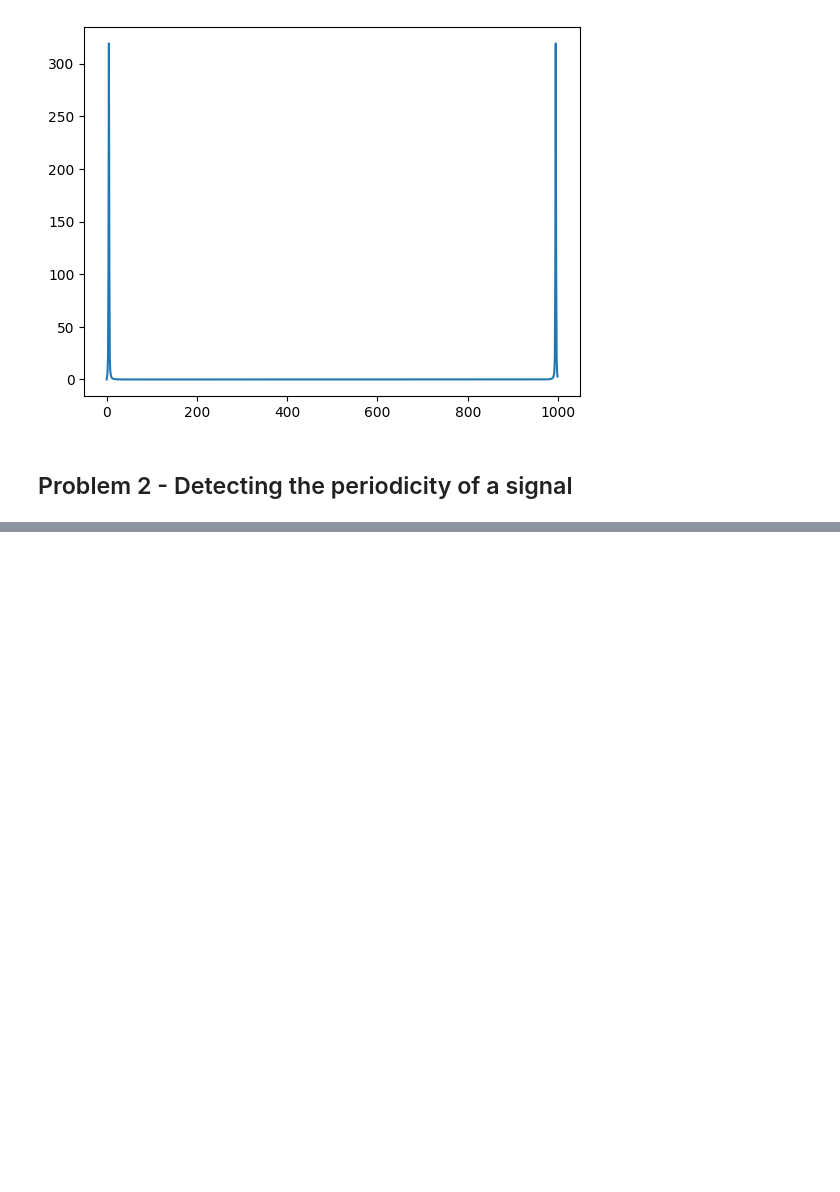
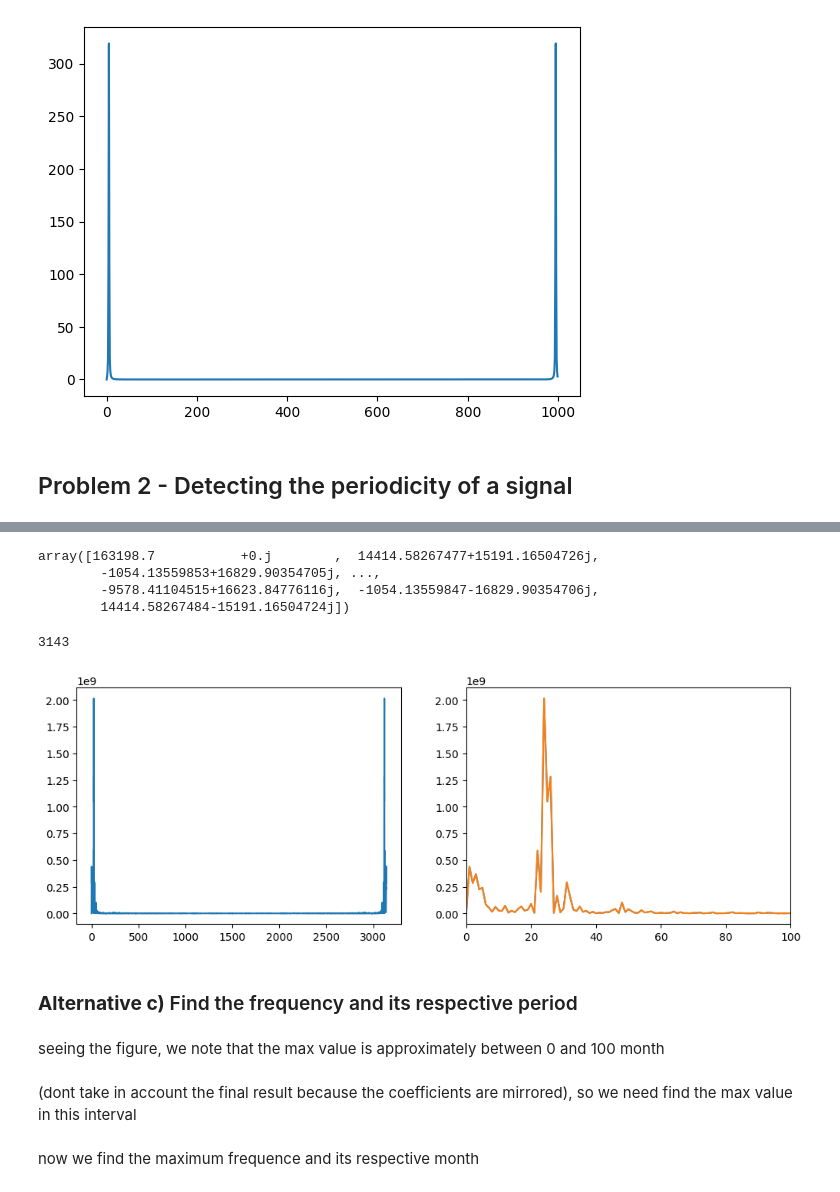
Before and after one commit to physerikc/computational-physics-II, a Jupyter notebook: list1 - fourier transform.ipynb, the cells around one changed output, grey strips where cells are left out. Cells and saved outputs as stored; diff of their text form; code cells hidden in the pictures; blank space fills up the shorter version.

```diff
--- a/list1 - fourier transform.ipynb
+++ b/list1 - fourier transform.ipynb
@@ -85,0 +120,38 @@ plt.show()
+# %%
+cks
+# %% [output]
+array([163198.7           +0.j        ,  14414.58267477+15191.16504726j,
+        -1054.13559853+16829.90354705j, ...,
+        -9578.41104515+16623.84776116j,  -1054.13559847-16829.90354706j,
+        14414.58267484-15191.16504724j])
+# %%
+cks2 = cks.copy()
+
+for i in range(len(cks2)):
+    if i==0:
+        cks2[i] = 0
+    else:
+        cks2[i] = abs(cks2[i])**2
+# %%
+month_range = len(month)
+month_range
+# %% [output]
+3143
+# %%
+fig, axsb = subplots(1, 2, figsize=(12, 4))
+
+axsb[0].plot(cks2)
+
+axsb[1].plot(cks2)
+axsb[1].set_xlim(0, 100)
+
+plt.plot(cks2)
+plt.show()
+# %% [output]
+[figure, added]
+# %% [markdown]
+### **Alternative c)** Find the frequency and its respective period
+# %% [markdown]
+seeing the figure, we note that the max value is approximately between 0 and 100 month
+# %% [markdown]
+(dont take in account the final result because the coefficients are mirrored), so we need find the max value in this interval
@@ -85,0 +166,2 @@ plt.show()
+# %% [markdown]
+now we find the maximum frequence and its respective month
```
Also changed, not shown: parts of 18 cells of this notebook.
